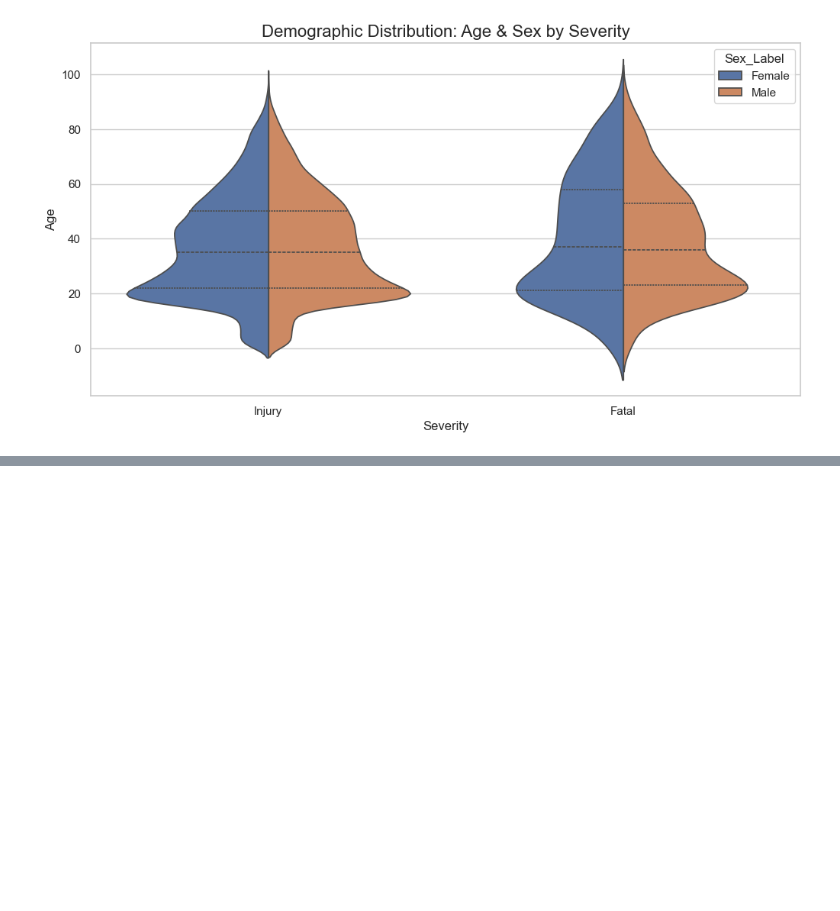
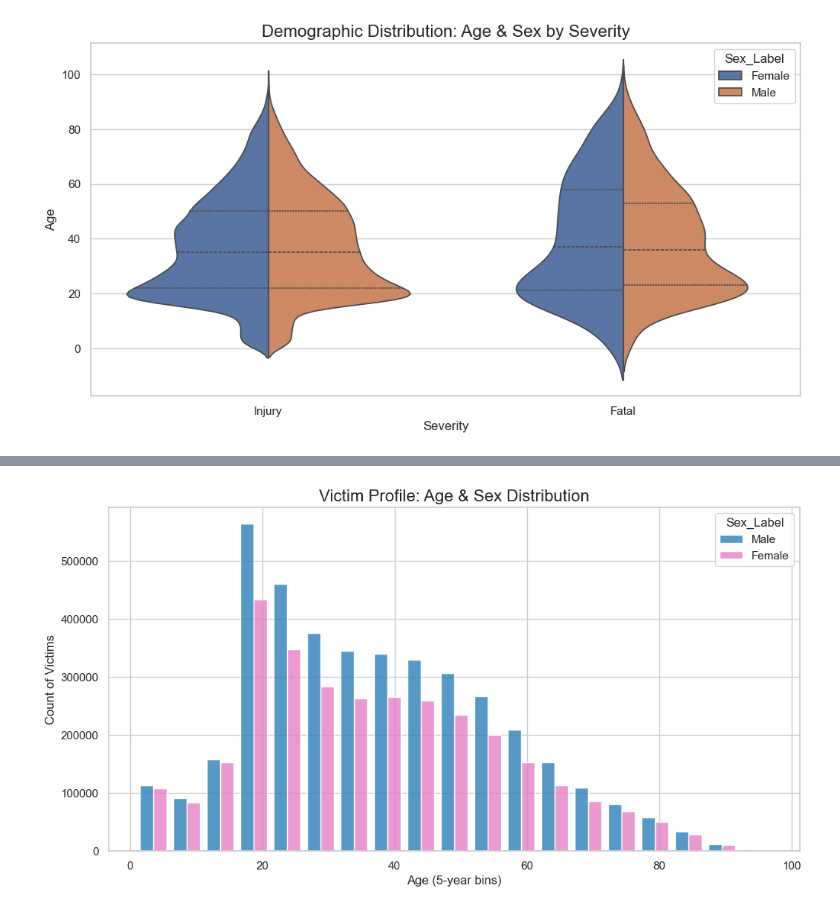
Before and after one commit to Hit-rajput/blood-supply-risk-monitor, a Jupyter notebook: notebooks/explotory_analysis_NCDB.ipynb, the cells around one changed output, grey strips where cells are left out. Saved outputs shown, nothing was run; the diff lists cells and outputs as text; code cells hidden in the pictures; blank space fills up the shorter version.

```diff
--- a/notebooks/explotory_analysis_NCDB.ipynb
+++ b/notebooks/explotory_analysis_NCDB.ipynb
@@ -342,0 +128,22 @@ if 'Sex_Label' in df_final.columns and 'Severity_Label' in df_final.columns:
+# %%
+plt.figure(figsize=(12, 6))
+age_sex_data = df_final[
+    (df_final["Sex_Label"].isin(["Male", "Female"])) &
+    (df_final["P_AGE"].notna())
+]
+
+sns.histplot(
+    data=age_sex_data,
+    x="P_AGE",
+    hue="Sex_Label",
+    multiple="dodge", # Side-by-side bars
+    binwidth=5,
+    palette={"Male": "#1f77b4", "Female": "#e377c2"},
+    shrink=.8
+)
+plt.title("Victim Profile: Age & Sex Distribution", fontsize=16)
+plt.xlabel("Age (5-year bins)")
+plt.ylabel("Count of Victims")
+plt.show()
+# %% [output]
+[figure, added]
```
Also changed, not shown: parts of 23 cells of this notebook, 2 other files.
